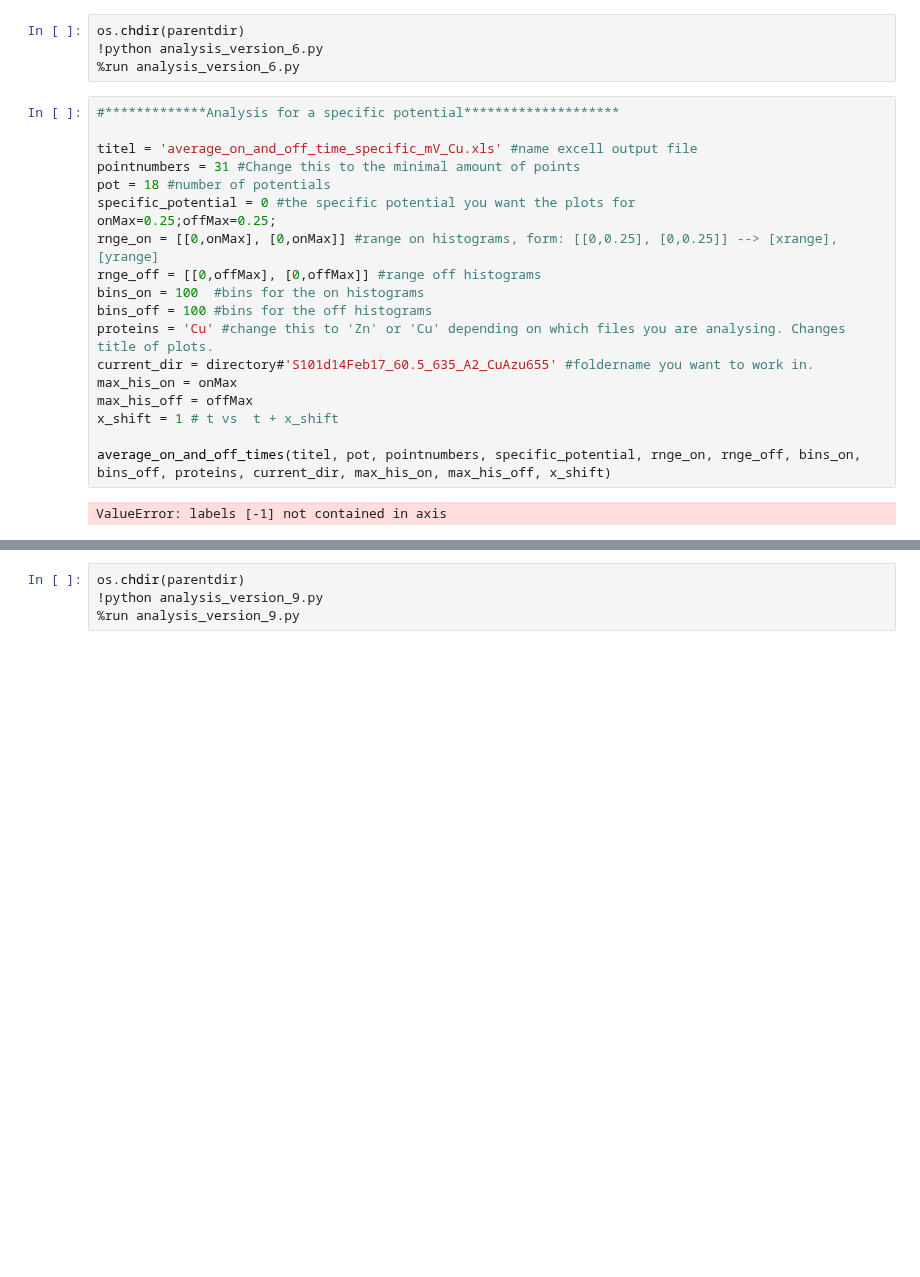
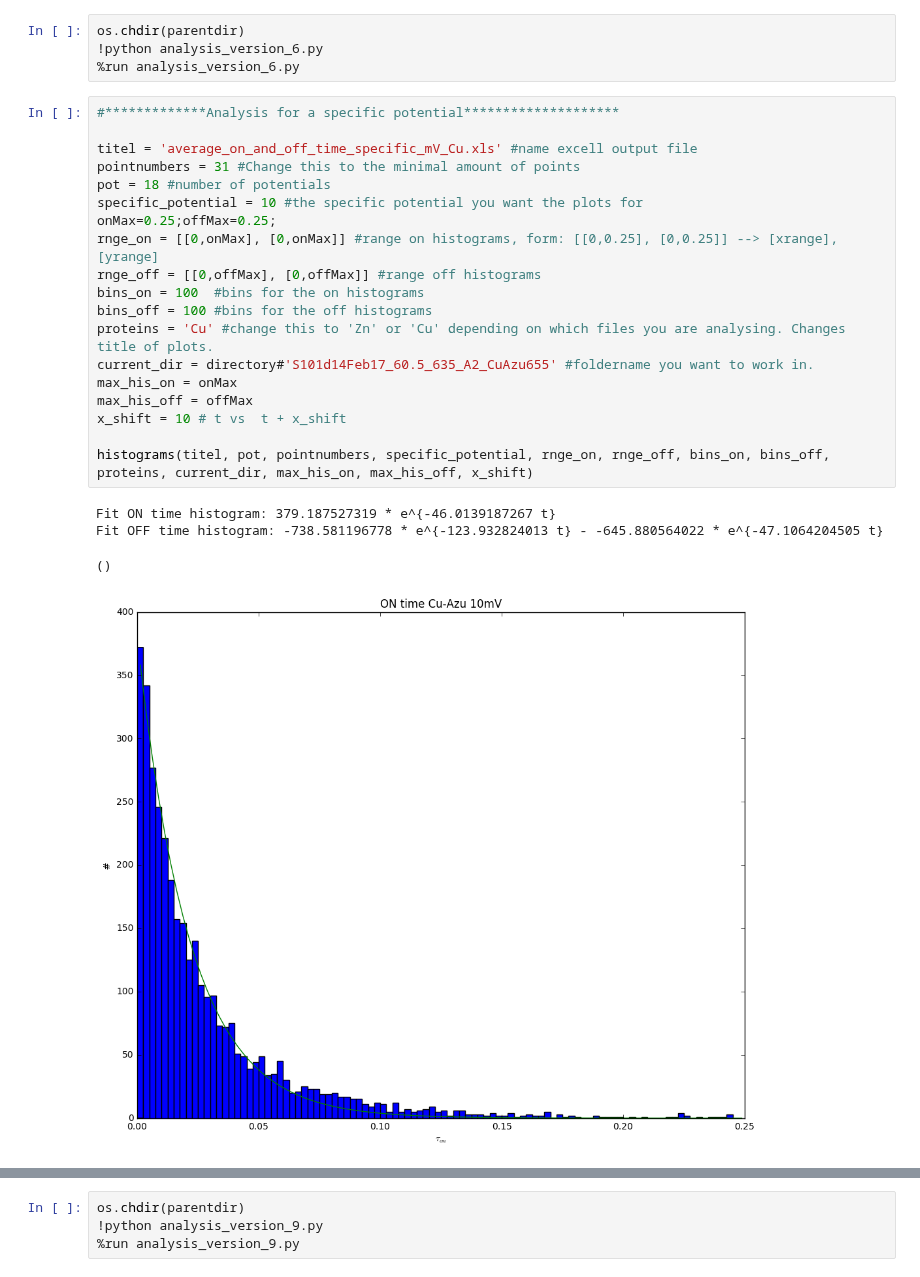
Before and after one commit to biswajitSM/Azurin_SM_repo, a Jupyter notebook: Analysis/S104d21Feb17_60.5_635_A2_CuAzu655.ipynb, the cells around one changed output, grey strips where cells are left out. Saved outputs shown, nothing was run; the diff lists cells and outputs as text; blank space fills up the shorter version.

```diff
--- a/Analysis/Sebby_analysis_V7.ipynb
+++ b/Analysis/S104d21Feb17_60.5_635_A2_CuAzu655.ipynb
@@ -29,21 +29,24 @@ os.chdir(parentdir)
 # %%
 #*************Analysis for a specific potential********************
 
 titel = 'average_on_and_off_time_specific_mV_Cu.xls' #name excell output file
 pointnumbers = 31 #Change this to the minimal amount of points
 pot = 18 #number of potentials
-specific_potential = 0 #the specific potential you want the plots for
+specific_potential = 10 #the specific potential you want the plots for
 onMax=0.25;offMax=0.25;
 rnge_on = [[0,onMax], [0,onMax]] #range on histograms, form: [[0,0.25], [0,0.25]] --> [xrange], [yrange]
 rnge_off = [[0,offMax], [0,offMax]] #range off histograms
 bins_on = 100  #bins for the on histograms
 bins_off = 100 #bins for the off histograms
 proteins = 'Cu' #change this to 'Zn' or 'Cu' depending on which files you are analysing. Changes title of plots.
 current_dir = directory#'S101d14Feb17_60.5_635_A2_CuAzu655' #foldername you want to work in.
 max_his_on = onMax
 max_his_off = offMax
-x_shift = 1 # t vs  t + x_shift
+x_shift = 10 # t vs  t + x_shift
 
-average_on_and_off_times(titel, pot, pointnumbers, specific_potential, rnge_on, rnge_off, bins_on, bins_off, proteins, current_dir, max_his_on, max_his_off, x_shift)
+histograms(titel, pot, pointnumbers, specific_potential, rnge_on, rnge_off, bins_on, bins_off, proteins, current_dir, max_his_on, max_his_off, x_shift)
 # %% [output]
-ValueError: labels [-1] not contained in axis
+Fit ON time histogram: 379.187527319 * e^{-46.0139187267 t}
+Fit OFF time histogram: -738.581196778 * e^{-123.932824013 t} - -645.880564022 * e^{-47.1064204505 t}
+()
+[figure, added]
```
Also changed, not shown: parts of 3 cells of this notebook, 7 other files.
